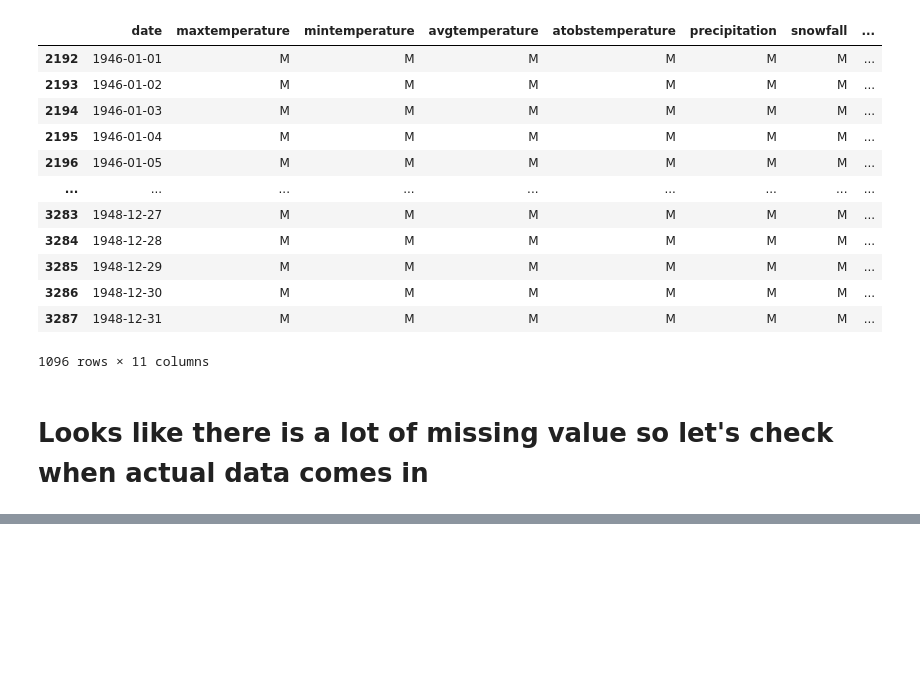
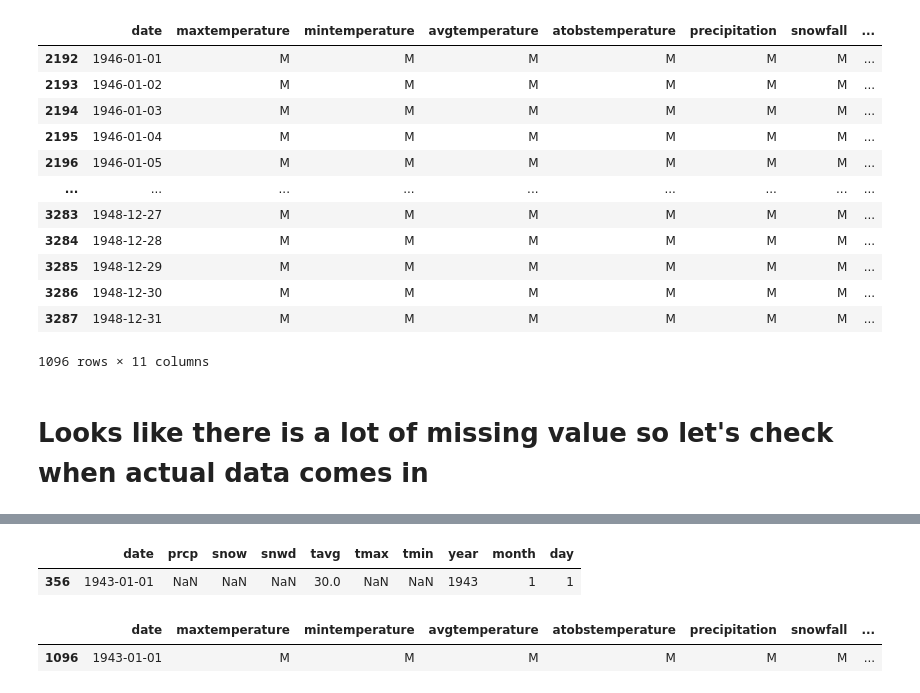
Before and after one commit to mrp10005/Bradley_CT_Weather, a Jupyter notebook: Bradley_Data_Cleansing_1_1_1943_12_31_2023.ipynb, the cells around one changed output, grey strips where cells are left out. Saved outputs shown, nothing was run; the diff lists cells and outputs as text; code cells hidden in the pictures; blank space fills up the shorter version.

Commit message:
bradley and cornell data cleaning

```diff
--- a/Bradley_Data_Cleansing_1_1_1943_12_31_2023.ipynb
+++ b/Bradley_Data_Cleansing_1_1_1943_12_31_2023.ipynb
@@ -466,0 +572,10 @@ day percent na:  0.0
+# %%
+df.head(1)
+# %% [output]
+|  | date | prcp | snow | snwd | tavg | tmax | tmin | year | month | day |
+| 356 | 1943-01-01 | NaN | NaN | NaN | 30.0 | NaN | NaN | 1943 | 1 | 1 |
+# %%
+df_cornell.head(1)
+# %% [output]
+|  | date | maxtemperature | mintemperature | avgtemperature | atobstemperature | precipitation | snowfall | ... |
+| 1096 | 1943-01-01 | M | M | M | M | M | M | ... |
```
Also changed, not shown: parts of 8 cells of this notebook.
